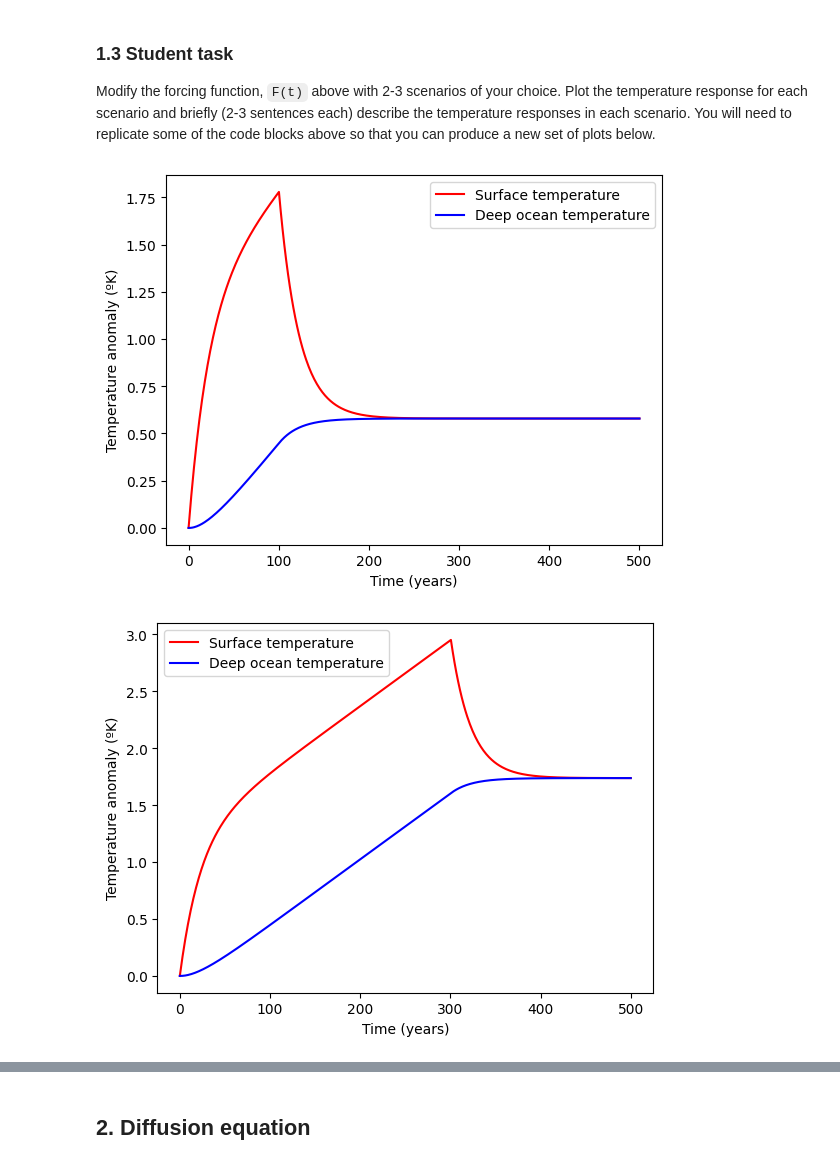
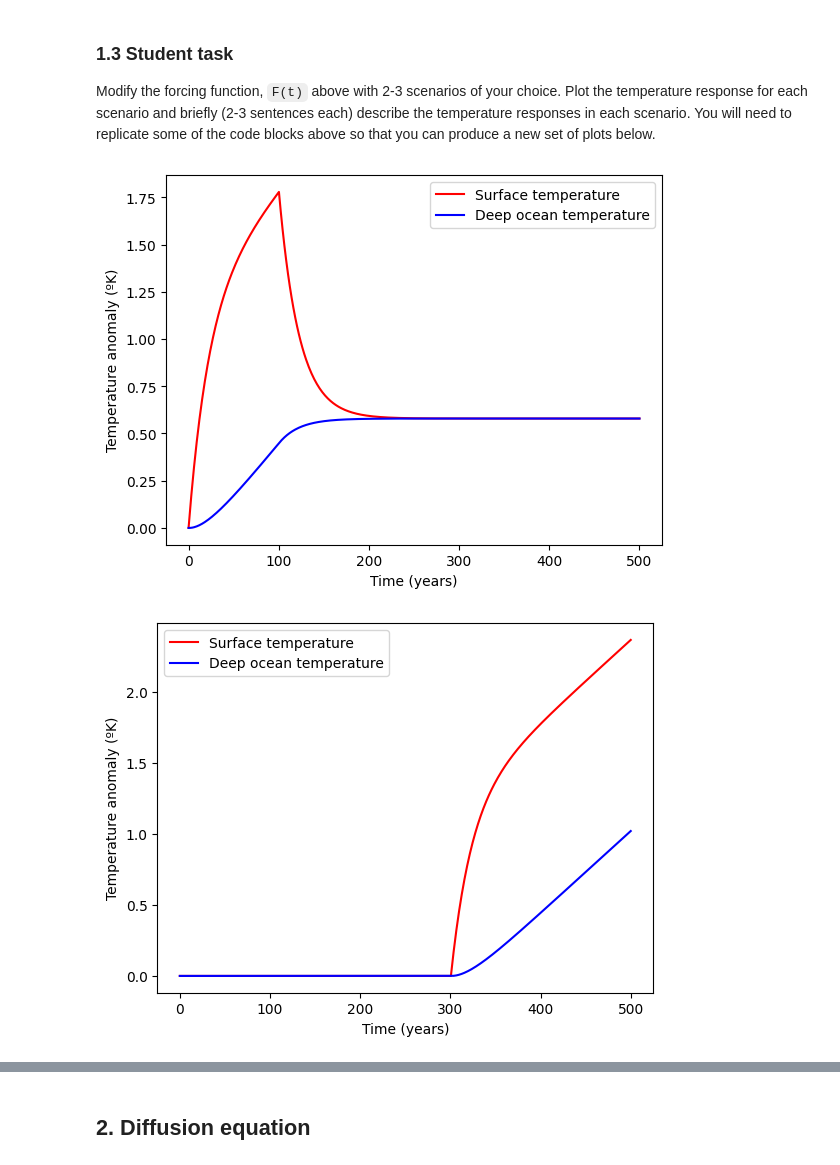
Before and after one commit to ifymedebem/QCES, a Jupyter notebook: Project1_numerical_methods.ipynb, the cells around one changed output, grey strips where cells are left out. Drawn from its saved outputs; the diff is of its cells as text; code cells hidden in the pictures.

```diff
--- a/Project1_numerical_methods.ipynb
+++ b/Project1_numerical_methods.ipynb
@@ -103,34 +103,34 @@ plt.ylabel('Temperature anomaly (ºK)')
 plt.show()
 
 def F(t):
-    return 1 if t < 300 else 0
+    return 1 if t > 300 else 0
 
 for i in range(0, Nt-1):
     T[i+1] = T[i] + dt * (F(t[i]) - gamma*(T[i] - theta[i])) / C_s
     theta[i+1] = theta[i] + dt * (gamma*(T[i] - theta[i])) / C_d
 
 plt.plot(t,T,'r-')
 plt.plot(t,theta,'b-')
 plt.legend(['Surface temperature','Deep ocean temperature'])
 plt.xlabel('Time (years)')
 plt.ylabel('Temperature anomaly (ºK)')
 plt.show()
 
 def F(t):
     return 1 if t < 400 else 0
 
 for i in range(0, Nt-1):
     T[i+1] = T[i] + dt * (F(t[i]) - gamma*(T[i] - theta[i])) / C_s
     theta[i+1] = theta[i] + dt * (gamma*(T[i] - theta[i])) / C_d
 
 plt.plot(t,T,'r-')
 plt.plot(t,theta,'b-')
 plt.legend(['Surface temperature','Deep ocean temperature'])
 plt.xlabel('Time (years)')
 plt.ylabel('Temperature anomaly (ºK)')
 plt.show()
 # %% [output]
 [figure]
-[figure, old version]
+[figure, new version]
 [figure]
 # %% [markdown]
```
Also changed, not shown: parts of 10 cells of this notebook.
